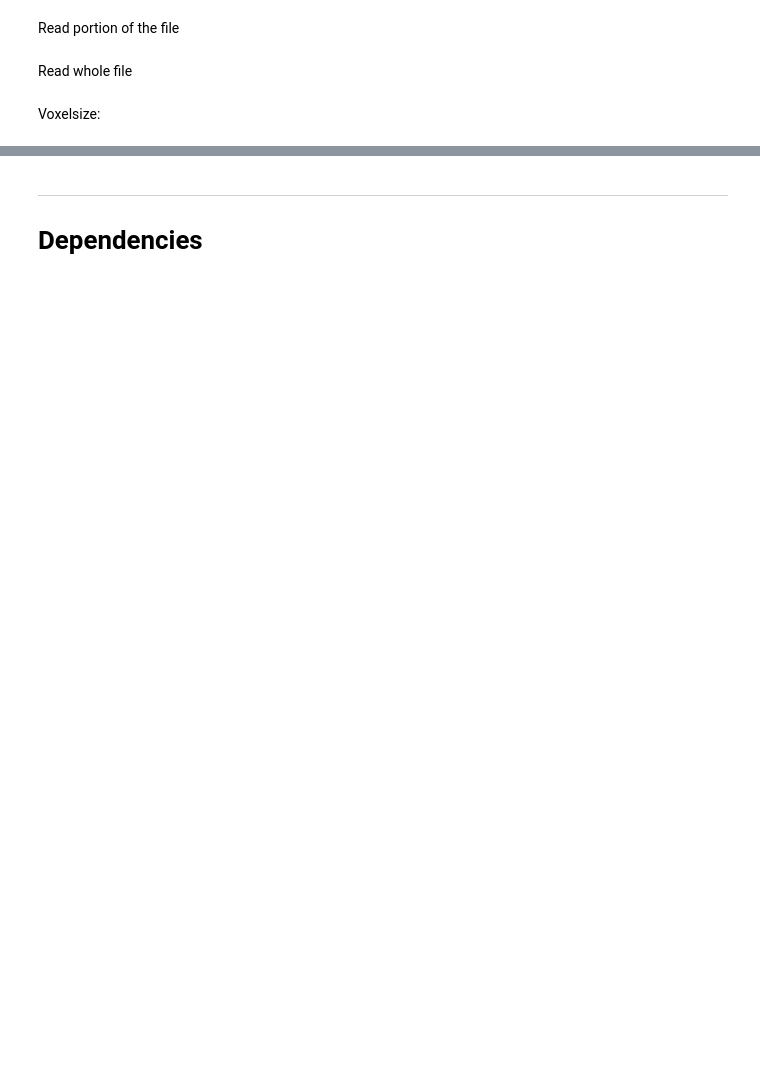
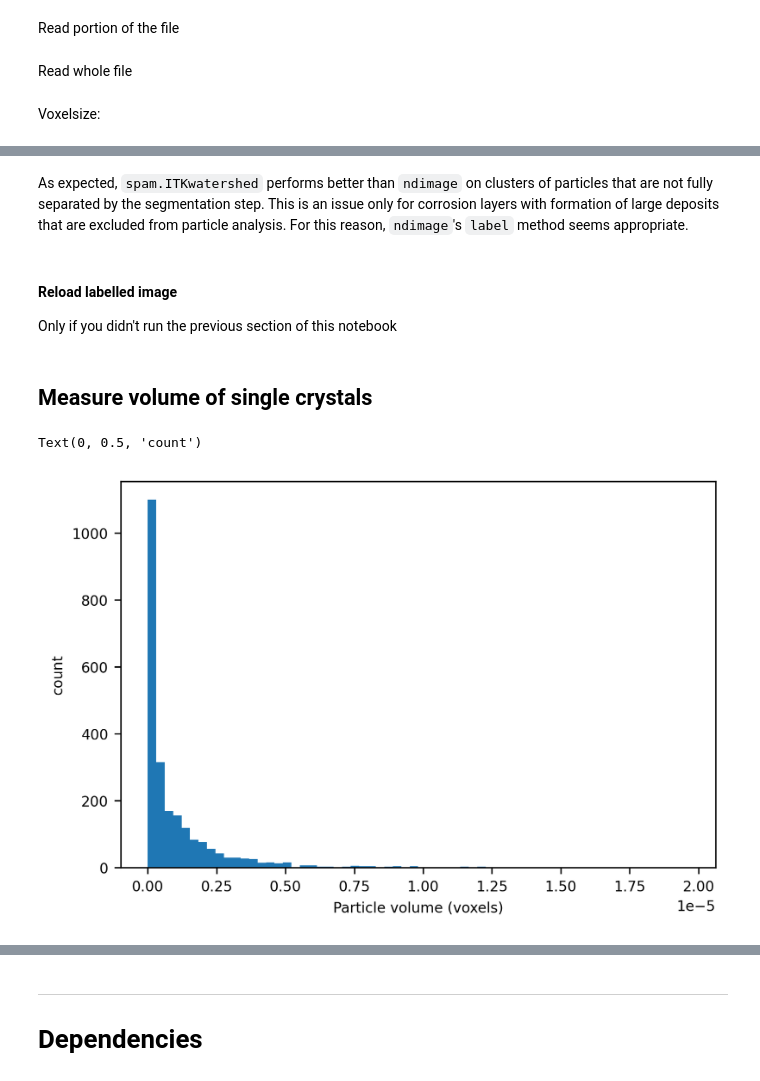
Before and after one commit to gianthk/CERIC-Franceschin, a Jupyter notebook: notebooks/581681_punta_HR_stitch2_crystals.ipynb, the cells around one changed output, grey strips where cells are left out. Drawn from its saved outputs; the diff is of its cells as text; code cells hidden in the pictures; blank space fills up the shorter version.

```diff
--- a/notebooks/581681_punta_HR_stitch2_crystals.ipynb
+++ b/notebooks/581681_punta_HR_stitch2_crystals.ipynb
@@ -91,0 +148,19 @@ plt.imshow(data_3D[-1,:,:])
+# %% [markdown]
+As expected, `spam.ITKwatershed` performs better than `ndimage` on clusters of particles that are not fully separated by the segmentation step. This is an issue only for corrosion layers with formation of large deposits that are excluded from particle analysis. For this reason, `ndimage`'s `label` method seems appropriate.
+# %% [markdown]
+#### Reload labelled image
+Only if you didn't run the previous section of this notebook
+# %%
+regions = read_tiff_stack(work_folder+"/masks/100slices_labels/slice.tiff")
+# %% [markdown]
+## Measure volume of single crystals
+# %%
+pearl_volume = spam.label.volumes(regions)
+# %%
+plt.figure()
+plt.hist(pearl_volume[pearl_volume<20e3]*1e-9, bins=64)
+plt.xlabel("Particle volume (voxels)")
+plt.ylabel("count")
+# %% [output]
+Text(0, 0.5, 'count')
+[figure, added]
```
Also changed, not shown: parts of 90 cells of this notebook, 1 other file.
